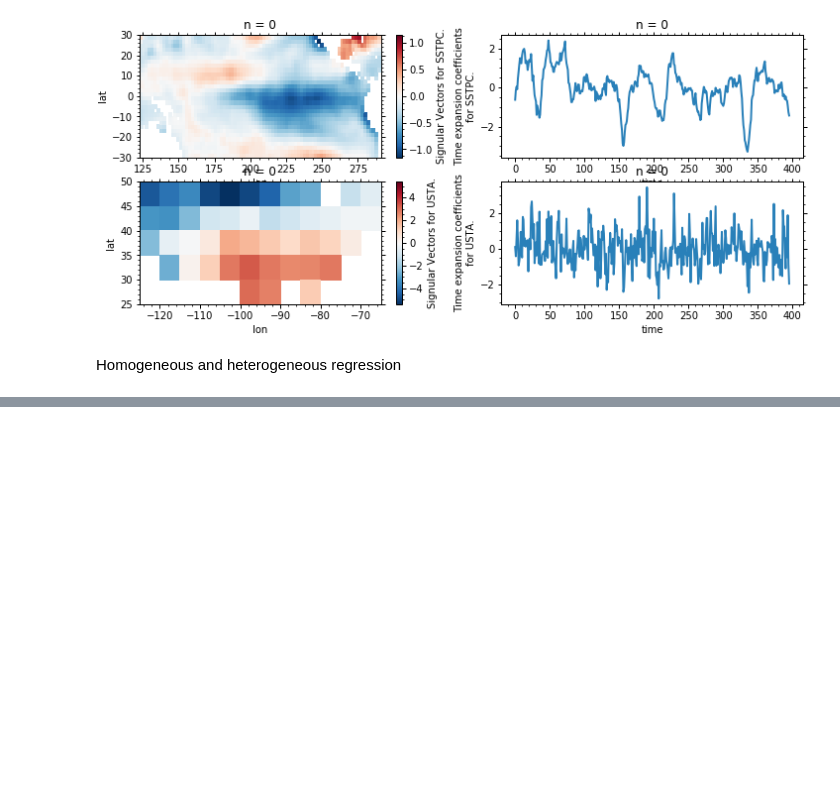
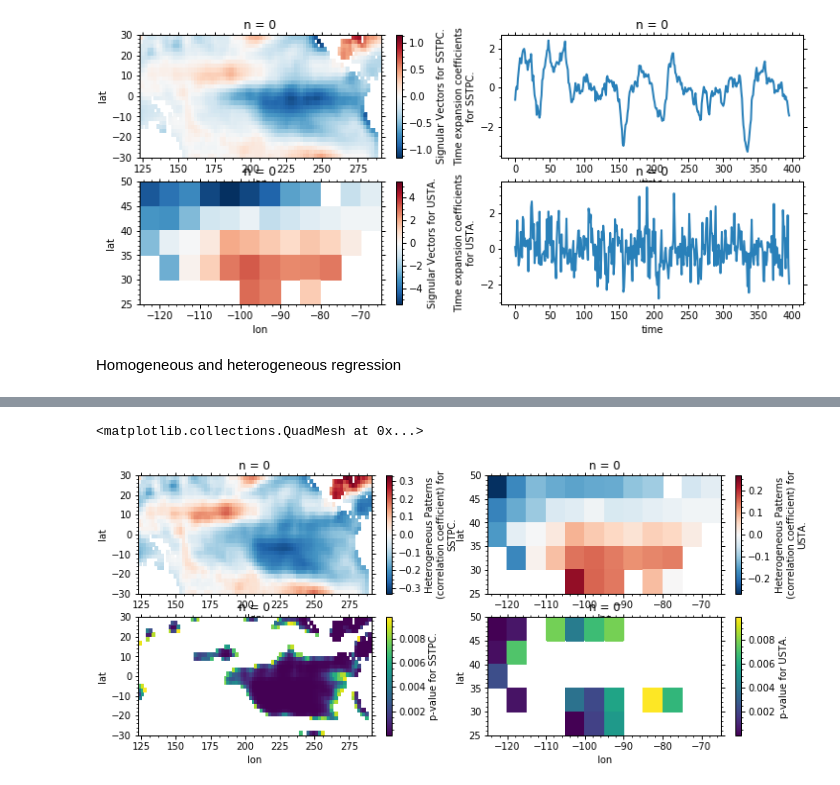
Before and after one commit to Yefee/xMCA, a Jupyter notebook: xMCA/examples/example_svd.ipynb, the cells around one changed output, grey strips where cells are left out. Cells and saved outputs as stored; diff of their text form; code cells hidden in the pictures; blank space fills up the shorter version.

```diff
--- a/xMCA/examples/example_svd.ipynb
+++ b/xMCA/examples/example_svd.ipynb
@@ -88,0 +103,11 @@ re[0].plot(ax=ax2[1])
+# %%
+fig, (ax1, ax2) = plt.subplots(2, 2, figsize=(12, 5))
+le[0].plot(ax=ax1[0])
+re[0].plot(ax=ax1[1])
+
+# Only plot where p<0.01
+lphet[0].where(lphet[0]<0.01).plot(ax=ax2[0])
+rphet[0].where(rphet[0]<0.01).plot(ax=ax2[1])
+# %% [output]
+<matplotlib.collections.QuadMesh at 0x...>
+[figure, added]
```
Also changed, not shown: parts of 3 cells of this notebook, 2 other files.
